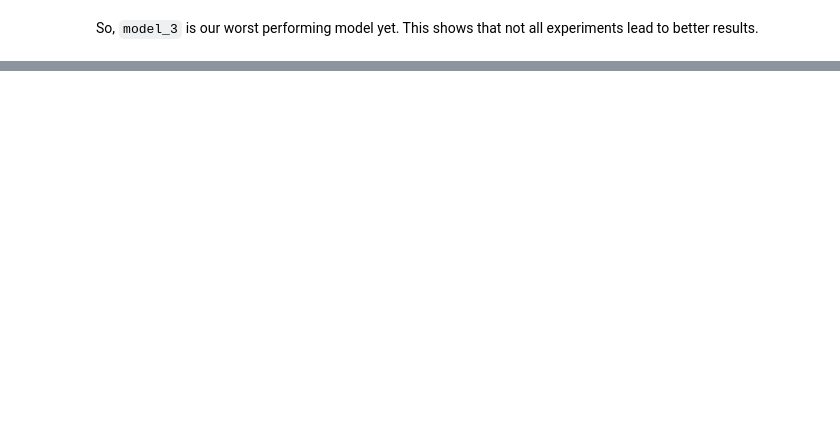
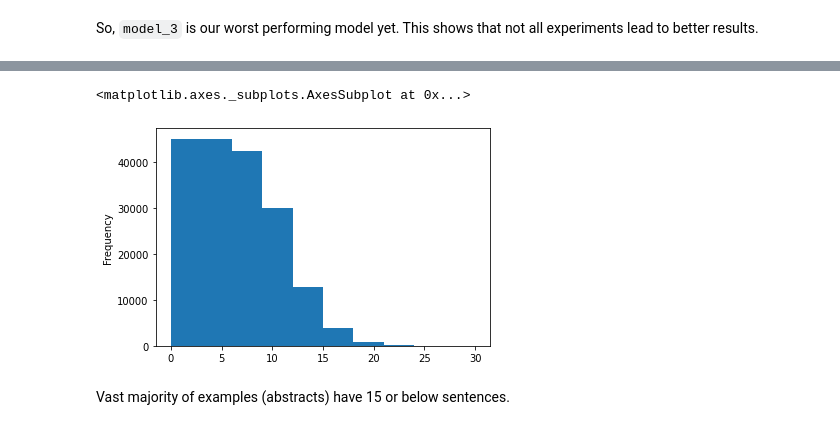
Before and after one commit to shaluc04/skimlit-sequence-sentence-classification, a Jupyter notebook: SkimLit_sequence_sentence_classification.ipynb, the cells around one changed output, grey strips where cells are left out. Cells and saved outputs as stored; diff of their text form; code cells hidden in the pictures; blank space fills up the shorter version.

```diff
--- a/SkimLit_sequence_sentence_classification.ipynb
+++ b/SkimLit_sequence_sentence_classification.ipynb
@@ -1045,0 +1240,8 @@ So, `model_3` is our worst performing model yet. This shows that not all experim
+# %%
+# Check the distribution of line_number column
+train_df["line_number"].plot.hist(bins=10)
+# %% [output]
+<matplotlib.axes._subplots.AxesSubplot at 0x...>
+[figure, added]
+# %% [markdown]
+Vast majority of examples (abstracts) have 15 or below sentences.
```
Also changed, not shown: parts of 86 cells of this notebook.
